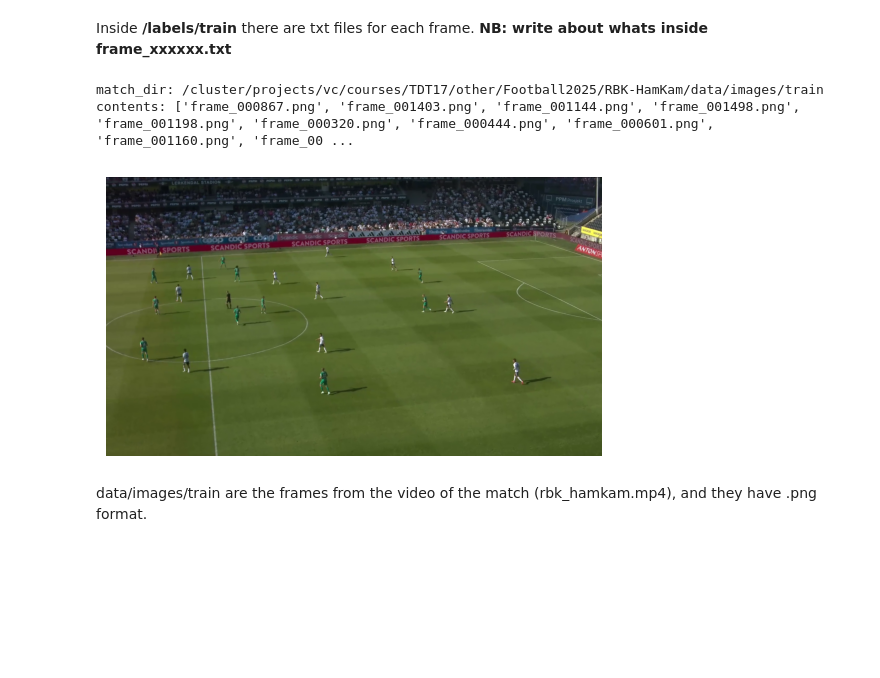
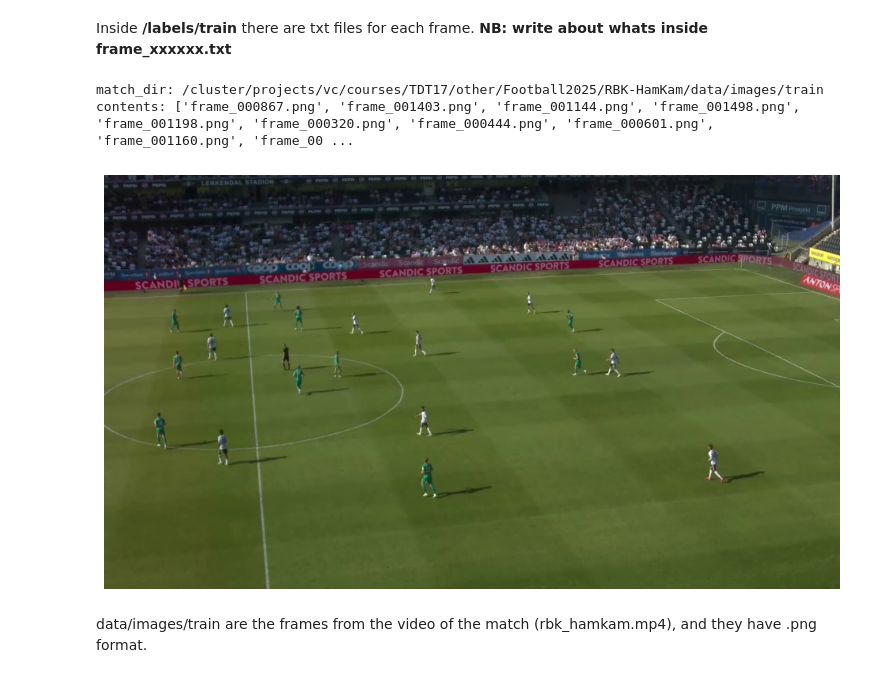
Before and after one commit to eliasls/tdt17-task4-football-2025, a Jupyter notebook: notebooks/exploratory_data_analysis.ipynb, the cells around one changed output. Drawn from its saved outputs; the diff is of its cells as text; code cells hidden in the pictures; blank space fills up the shorter version.

```diff
--- a/notebooks/exploratory_data_analysis.ipynb
+++ b/notebooks/exploratory_data_analysis.ipynb
@@ -82,22 +82,23 @@ Inside **/labels/train** there are txt files for each frame. **NB: write about w
 # %%
 train_images = "data/images/train"
 data_dir = os.path.join(match_dir, train_images)
 print("match_dir:", data_dir)
 print("contents:", os.listdir(data_dir))
 
 image = "frame_000867.png"
 image_path = os.path.join(data_dir, image)
 
 img = cv2.imread(str(image_path))
 img = cv2.cvtColor(img, cv2.COLOR_BGR2RGB)
 
+plt.figure(figsize=(12, 7))  # width, height in inches
 plt.imshow(img)
 plt.axis("off")
 plt.show()
 # %% [output]
 match_dir: /cluster/projects/vc/courses/TDT17/other/Football2025/RBK-HamKam/data/images/train
 contents: ['frame_000867.png', 'frame_001403.png', 'frame_001144.png', 'frame_001498.png', 'frame_001198.png', 'frame_000320.png', 'frame_000444.png', 'frame_000601.png', 'frame_001160.png', 'frame_00 ...
-[figure, old version]
+[figure, new version]
 # %% [markdown]
 data/images/train are the frames from the video of the match (rbk_hamkam.mp4), and they have .png format.
 # %% [markdown]
```
Also changed, not shown: 10 other files.
